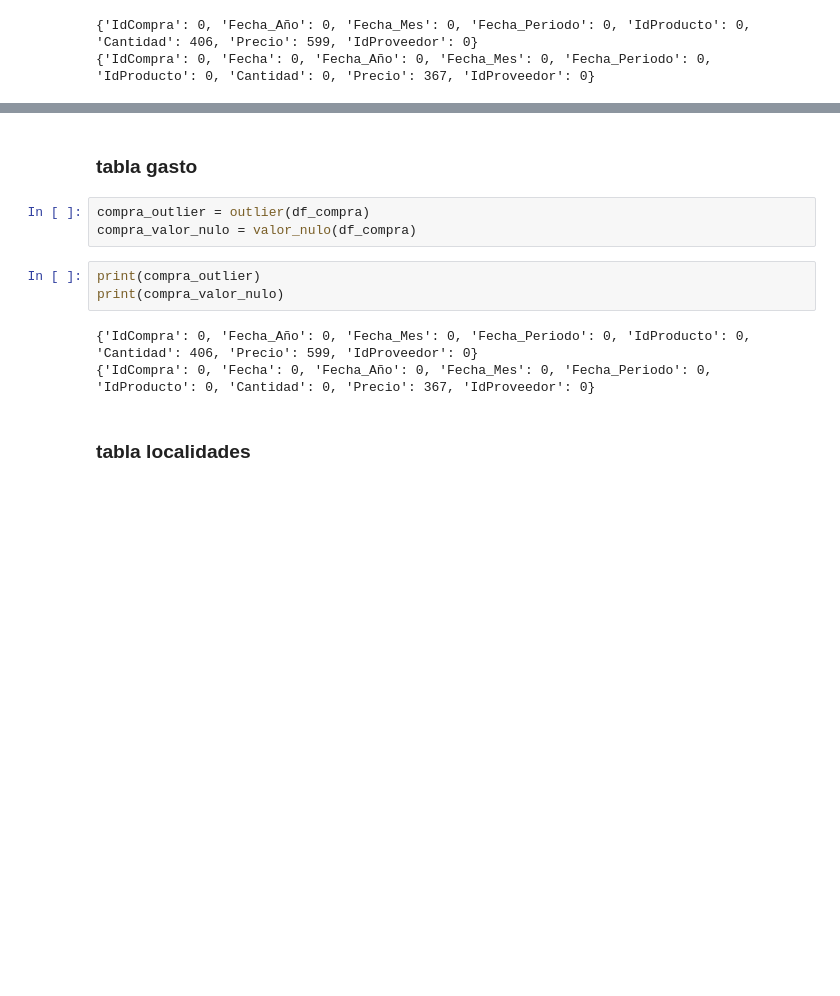
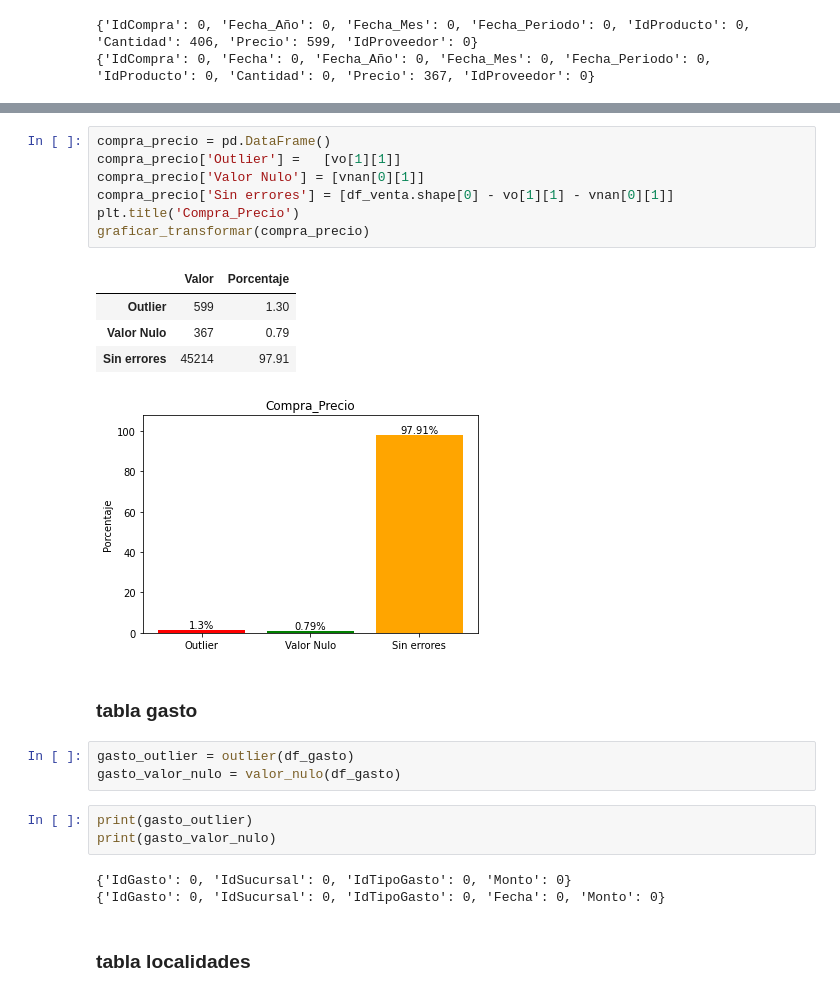
Before and after one commit to AlexRodriguezVillavicencio/DS-PI-ProyectoIndividual, a Jupyter notebook: calidad_dato.ipynb, the cells around one changed output, grey strips where cells are left out. Cells and saved outputs as stored; diff of their text form; blank space fills up the shorter version.

```diff
--- a/calidad_dato.ipynb
+++ b/calidad_dato.ipynb
@@ -89,14 +108,27 @@ print(compra_valor_nulo)
+# %%
+compra_precio = pd.DataFrame()
+compra_precio['Outlier'] =   [vo[1][1]]
+compra_precio['Valor Nulo'] = [vnan[0][1]]
+compra_precio['Sin errores'] = [df_venta.shape[0] - vo[1][1] - vnan[0][1]]
+plt.title('Compra_Precio')
+graficar_transformar(compra_precio)
+# %% [output]
+|  | Valor | Porcentaje |
+| Outlier | 599 | 1.30 |
+| Valor Nulo | 367 | 0.79 |
+| Sin errores | 45214 | 97.91 |
+[figure, added]
 # %% [markdown]
 ### tabla gasto
-# %%
-compra_outlier = outlier(df_compra)
-compra_valor_nulo = valor_nulo(df_compra)
+# %%
+gasto_outlier = outlier(df_gasto)
+gasto_valor_nulo = valor_nulo(df_gasto)
 # %%
-print(compra_outlier)
-print(compra_valor_nulo)
+print(gasto_outlier)
+print(gasto_valor_nulo)
 # %% [output]
-{'IdCompra': 0, 'Fecha_Año': 0, 'Fecha_Mes': 0, 'Fecha_Periodo': 0, 'IdProducto': 0, 'Cantidad': 406, 'Precio': 599, 'IdProveedor': 0}
-{'IdCompra': 0, 'Fecha': 0, 'Fecha_Año': 0, 'Fecha_Mes': 0, 'Fecha_Periodo': 0, 'IdProducto': 0, 'Cantidad': 0, 'Precio': 367, 'IdProveedor': 0}
+{'IdGasto': 0, 'IdSucursal': 0, 'IdTipoGasto': 0, 'Monto': 0}
+{'IdGasto': 0, 'IdSucursal': 0, 'IdTipoGasto': 0, 'Fecha': 0, 'Monto': 0}
 # %% [markdown]
 ### tabla localidades
 # %%
```
Also changed, not shown: parts of 5 cells of this notebook.
